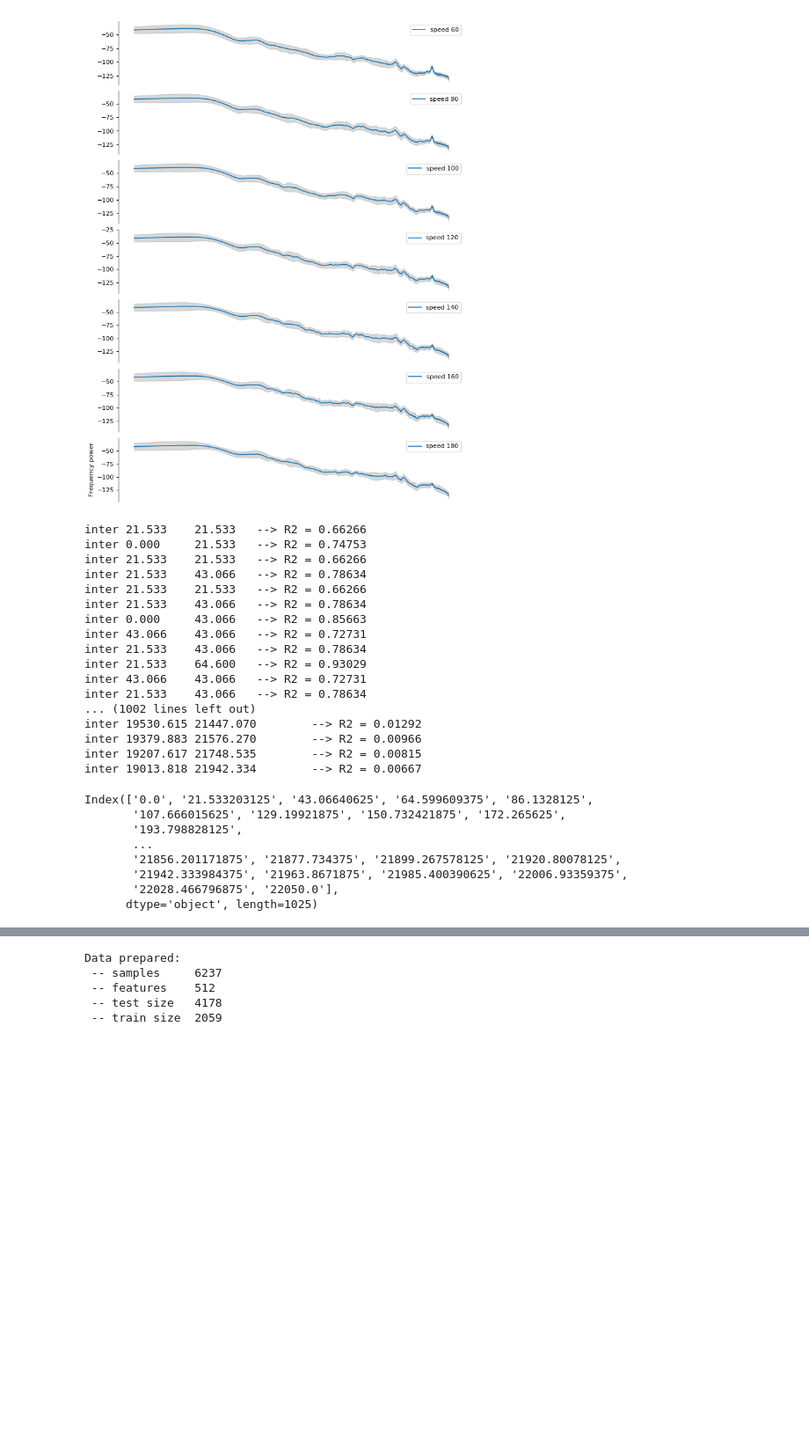
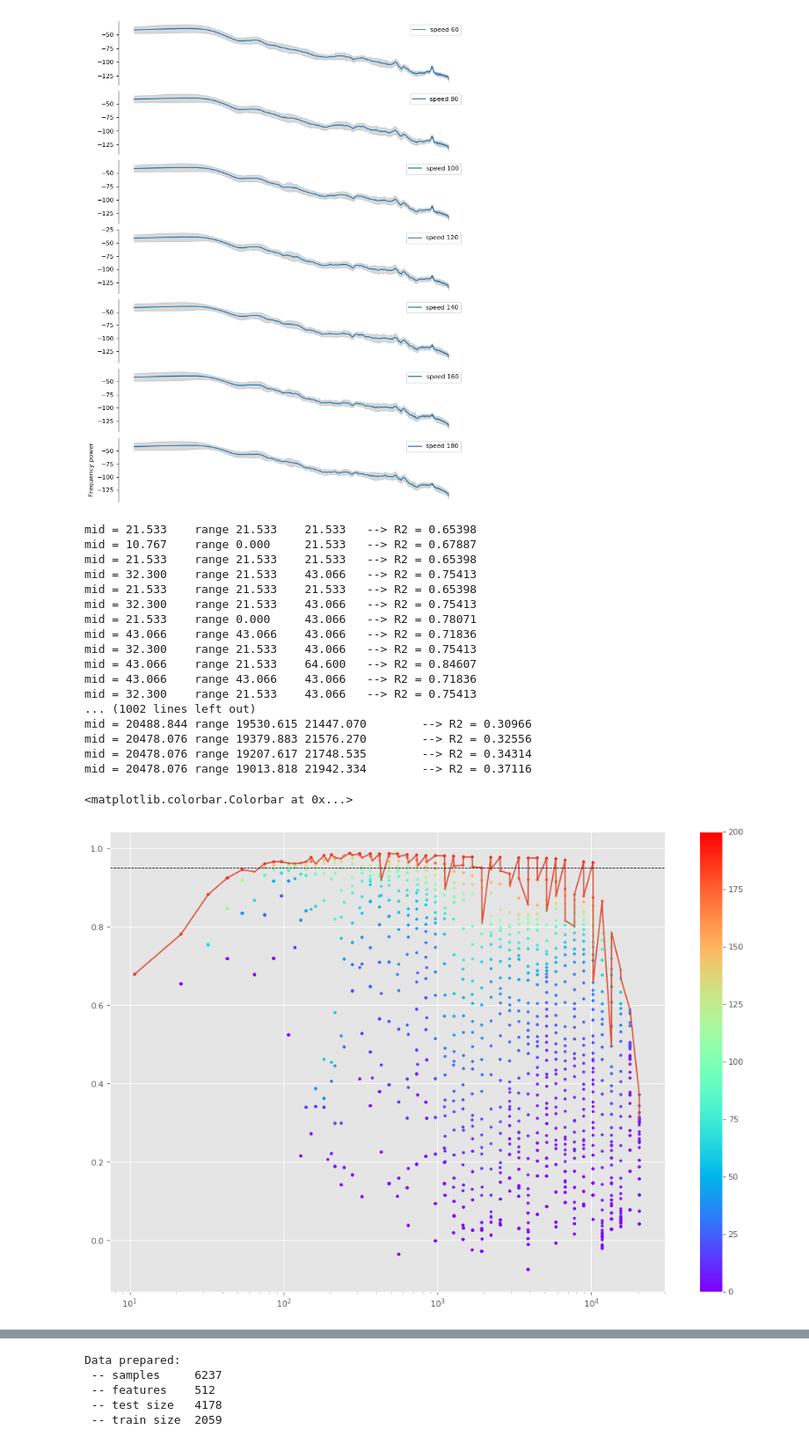
Before and after one commit to LucaHermes/PiezoAntenna, a Jupyter notebook: Varying speed.ipynb, the cells around one changed output, grey strips where cells are left out. Shown at 88% size. Cells and saved outputs as stored; diff of their text form; code cells hidden in the pictures; blank space fills up the shorter version.

Commit message:
add latest plots add SVR-model to describe data for 98 %

```diff
--- a/Varying speed.ipynb
+++ b/Varying speed.ipynb
@@ -370,7 +369,9 @@ def eval_score(finter):
                     RMSE = np.sqrt(np.mean(err**2)), # Root-mean-square error
                     MAE  = np.mean(np.abs(err)))     # Mean absolute error
         #print(np.array(psds.columns[2:], dtype=np.float32)[mask][0])
-        print('inter {:.3f}\t{:.3f}\t --> R2 = {:.5f}'.format(p0,
+        print('mid = {:.3f}\trange {:.3f}\t{:.3f}\t --> R2 = {:.5f}'.format(
+                                            (p1+p0)/2,
+                                            p0,
                                             p1,
                                             r2_score))
     else:
@@ -385,31 +386,20 @@ fintervals = pd.MultiIndex.from_product([freqs,freqs],names=['freqmid','freqw'])
 scores = fintervals.groupby(['freqmid','freqw']).apply(eval_score)
 #fintervals.groupby(['freqmid','freqw'])
 # %% [output]
-inter 21.533    21.533   --> R2 = 0.66266
-inter 0.000     21.533   --> R2 = 0.74753
-inter 21.533    21.533   --> R2 = 0.66266
-inter 21.533    43.066   --> R2 = 0.78634
-inter 21.533    21.533   --> R2 = 0.66266
-inter 21.533    43.066   --> R2 = 0.78634
-inter 0.000     43.066   --> R2 = 0.85663
-inter 43.066    43.066   --> R2 = 0.72731
-inter 21.533    43.066   --> R2 = 0.78634
-inter 21.533    64.600   --> R2 = 0.93029
-inter 43.066    43.066   --> R2 = 0.72731
-inter 21.533    43.066   --> R2 = 0.78634
+mid = 21.533    range 21.533    21.533   --> R2 = 0.65398
+mid = 10.767    range 0.000     21.533   --> R2 = 0.67887
+mid = 21.533    range 21.533    21.533   --> R2 = 0.65398
+mid = 32.300    range 21.533    43.066   --> R2 = 0.75413
+mid = 21.533    range 21.533    21.533   --> R2 = 0.65398
+mid = 32.300    range 21.533    43.066   --> R2 = 0.75413
+mid = 21.533    range 0.000     43.066   --> R2 = 0.78071
+mid = 43.066    range 43.066    43.066   --> R2 = 0.71836
+mid = 32.300    range 21.533    43.066   --> R2 = 0.75413
+mid = 43.066    range 21.533    64.600   --> R2 = 0.84607
+mid = 43.066    range 43.066    43.066   --> R2 = 0.71836
+mid = 32.300    range 21.533    43.066   --> R2 = 0.75413
 ... (1002 lines left out)
-inter 19530.615 21447.070        --> R2 = 0.01292
-inter 19379.883 21576.270        --> R2 = 0.00966
-inter 19207.617 21748.535        --> R2 = 0.00815
-inter 19013.818 21942.334        --> R2 = 0.00667
+mid = 20488.844 range 19530.615 21447.070        --> R2 = 0.30966
+mid = 20478.076 range 19379.883 21576.270        --> R2 = 0.32556
+mid = 20478.076 range 19207.617 21748.535        --> R2 = 0.34314
+mid = 20478.076 range 19013.818 21942.334        --> R2 = 0.37116
-# %%
-psds.columns[2:]
-# %% [output]
-Index(['0.0', '21.533203125', '43.06640625', '64.599609375', '86.1328125',
-       '107.666015625', '129.19921875', '150.732421875', '172.265625',
-       '193.798828125',
-       ...
-       '21856.201171875', '21877.734375', '21899.267578125', '21920.80078125',
-       '21942.333984375', '21963.8671875', '21985.400390625', '22006.93359375',
-       '22028.466796875', '22050.0'],
-      dtype='object', length=1025)
@@ -415,0 +408,31 @@ Index(['0.0', '21.533203125', '43.06640625', '64.599609375', '86.1328125',
+# %%
+plt.figure(num=None, figsize=(15, 10), dpi=80)
+plt.style.use('ggplot')
+
+model_scores = pd.read_csv('data/analysis/model_scores.csv')
+model_scores = model_scores.dropna()
+f_center = model_scores.loc[:, 'freqmid_actual']
+frac_width = (model_scores.loc[:, 'freqhi_actual'] - model_scores.loc[:, 'freqlo_actual']) / f_center
+r2 = model_scores.loc[:, 'r2']
+
+# find best performing
+sorted_r2 = [ r for _, r in sorted(zip(f_center, r2))]
+sorted_center = sorted(f_center)
+top = []
+highest = sorted_r2[0]
+for i in range(1, len(sorted_center)):
+    if sorted_center[i] == sorted_center[i-1]:
+        highest = max(highest, sorted_r2[i], sorted_r2[i-1])
+    else:
+        top.append(highest)
+        highest = sorted_r2[i]
+top.append(highest)
+
+plt.scatter(f_center, r2, marker='.', c=100*frac_width, cmap='rainbow')#, vmax=200, vmin=0)
+plt.plot(np.unique(sorted_center), top)
+plt.axhline(0.95, linestyle='--', color='k', linewidth=0.8)
+plt.xscale('log')
+plt.colorbar()
+# %% [output]
+<matplotlib.colorbar.Colorbar at 0x...>
+[figure, added]
```
Also changed, not shown: parts of 5 cells of this notebook, 6 other files.
